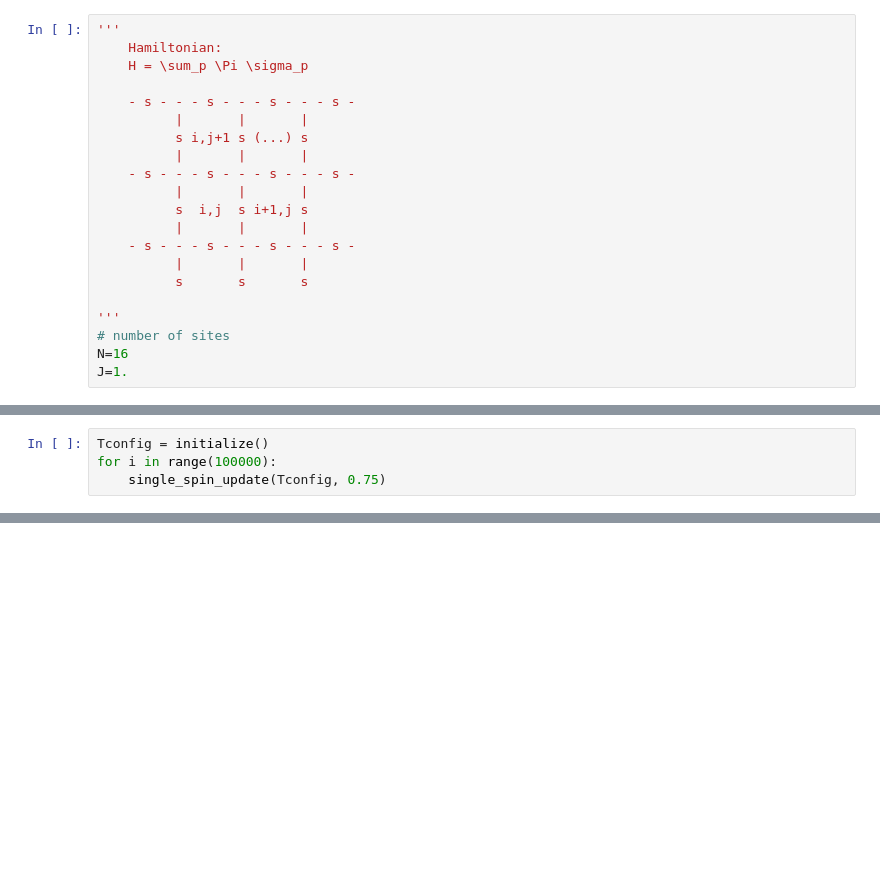
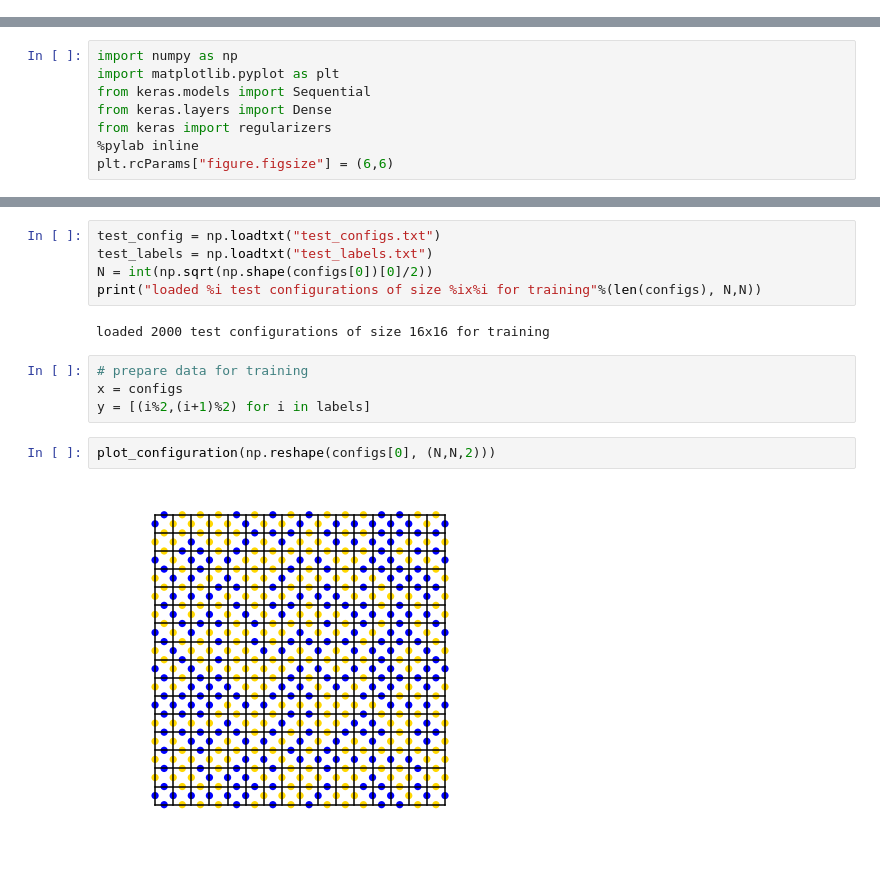
Before and after one commit to fiscioluzzi/Ising-spin-models, a Jupyter notebook: lattice_gauge_theory/simple_ising_lattice_gauge_theory.ipynb, the cells around one changed output, grey strips where cells are left out. Cells and saved outputs as stored; diff of their text form; blank space fills up the shorter version.

```diff
--- a/lattice_gauge_theory/simple_ising_lattice_gauge_theory.ipynb
+++ b/lattice_gauge_theory/simple_ising_lattice_gauge_theory.ipynb
@@ -13,21 +0,0 @@ $
-# %%
-'''
-    Hamiltonian:
-    H = \sum_p \Pi \sigma_p
-
-    - s - - - s - - - s - - - s -
-          |       |       |
-          s i,j+1 s (...) s
-          |       |       |
-    - s - - - s - - - s - - - s -
-          |       |       |
-          s  i,j  s i+1,j s
-          |       |       |
-    - s - - - s - - - s - - - s -
-          |       |       |
-          s       s       s
-
-'''
-# number of sites
-N=16
-J=1.
@@ -206,4 +0,0 @@ def plot_configuration(spins, dual=False):
-# %%
-Tconfig = initialize()
-for i in range(100000):
-    single_spin_update(Tconfig, 0.75)
@@ -230,0 +1,8 @@ total_energy(np.reshape(configs[1], (Nc, Nc, 2)))
+# %%
+import numpy as np
+import matplotlib.pyplot as plt
+from keras.models import Sequential
+from keras.layers import Dense
+from keras import regularizers
+%pylab inline
+plt.rcParams["figure.figsize"] = (6,6)
@@ -230,0 +75,15 @@ total_energy(np.reshape(configs[1], (Nc, Nc, 2)))
+# %%
+test_config = np.loadtxt("test_configs.txt")
+test_labels = np.loadtxt("test_labels.txt")
+N = int(np.sqrt(np.shape(configs[0])[0]/2))
+print("loaded %i test configurations of size %ix%i for training"%(len(configs), N,N))
+# %% [output]
+loaded 2000 test configurations of size 16x16 for training
+# %%
+# prepare data for training
+x = configs
+y = [(i%2,(i+1)%2) for i in labels]
+# %%
+plot_configuration(np.reshape(configs[0], (N,N,2)))
+# %% [output]
+[figure, added]
```
Also changed, not shown: parts of 42 cells of this notebook, 1 other file.
